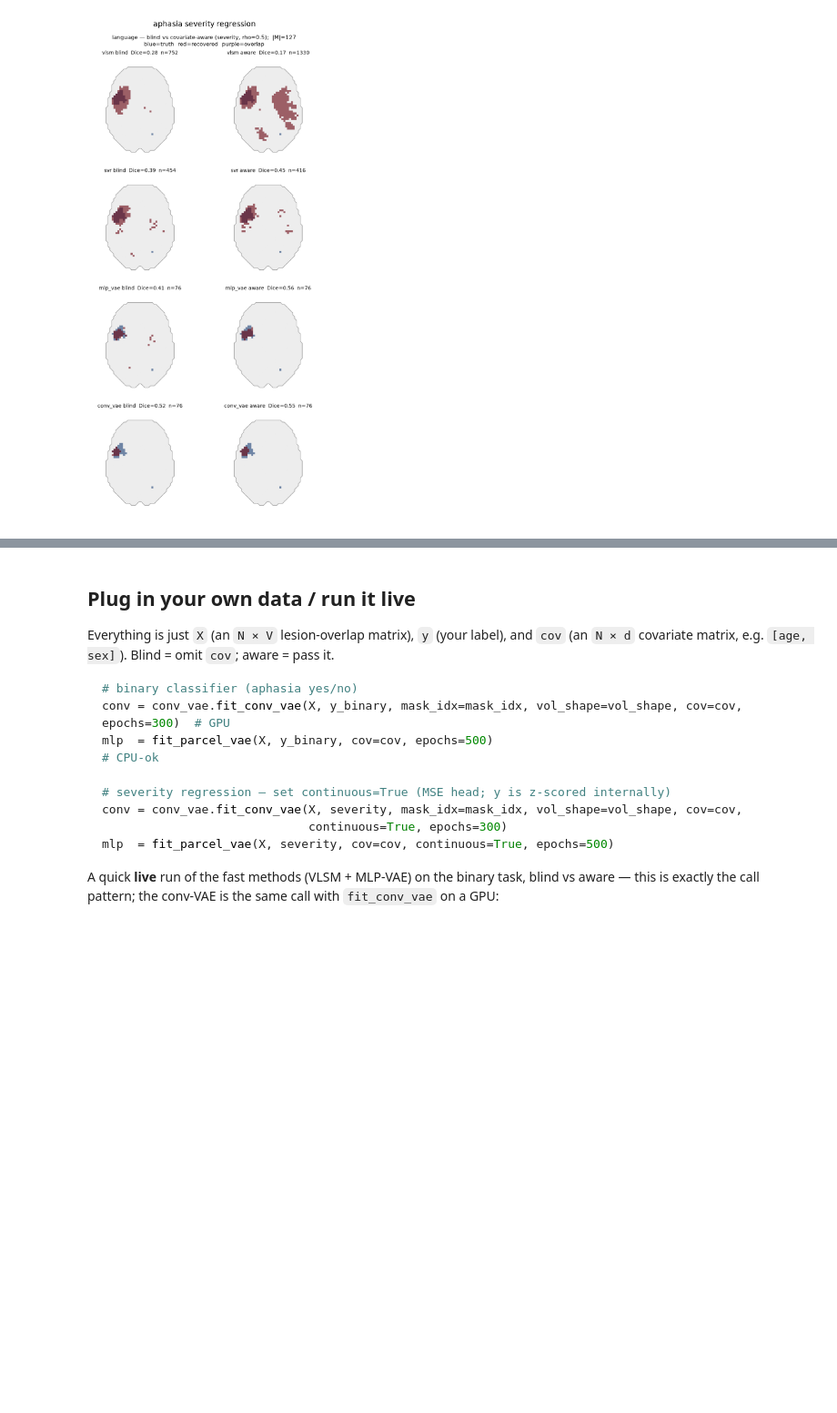
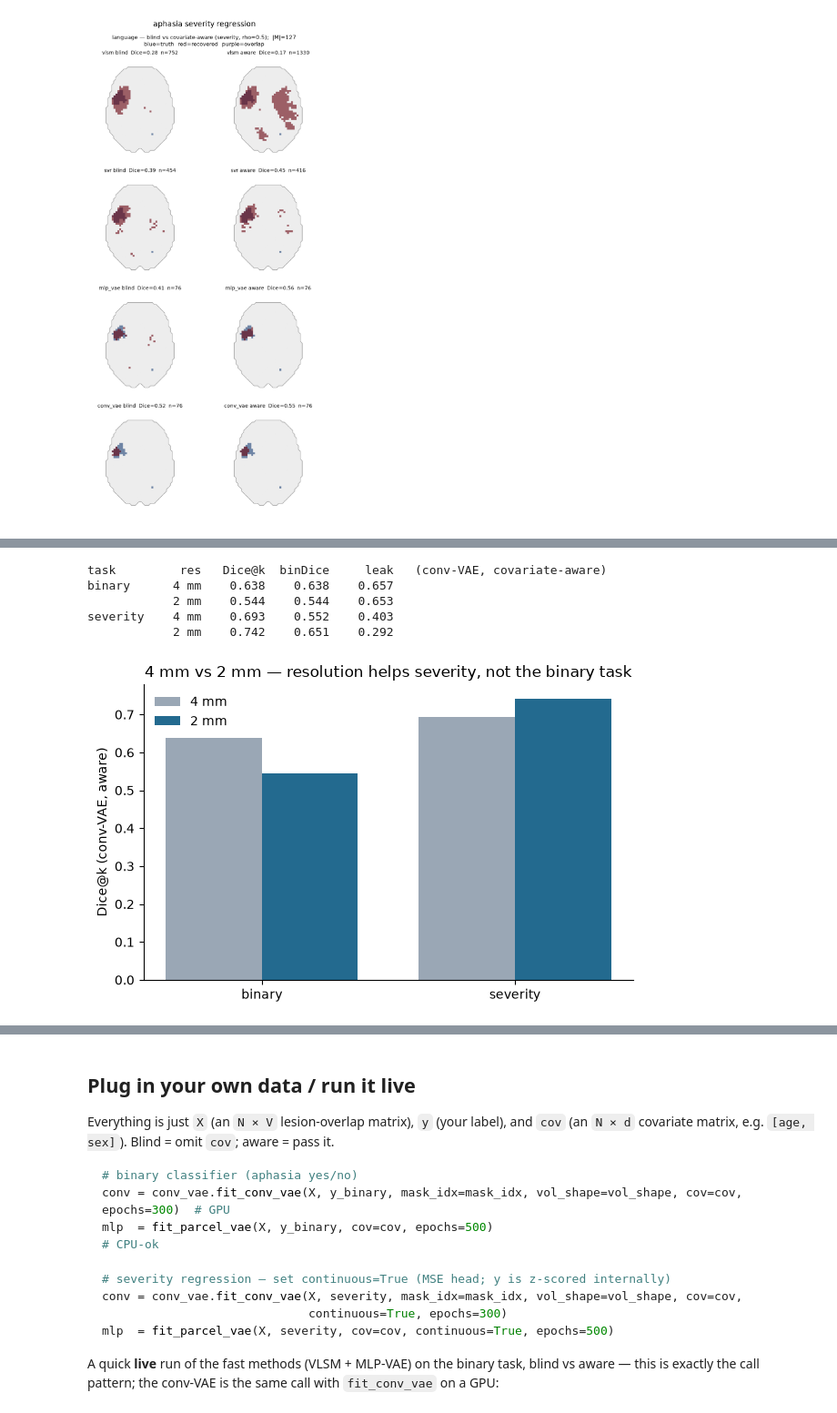
Before and after one commit to guilherme-pombo/vae_lesion_deficit, a Jupyter notebook: aphasia_examples.ipynb, the cells around one changed output, grey strips where cells are left out. Shown at 91% size. Saved outputs shown, nothing was run; the diff lists cells and outputs as text; code cells hidden in the pictures; blank space fills up the shorter version.

```diff
--- a/aphasia_examples.ipynb
+++ b/aphasia_examples.ipynb
@@ -134,0 +144,28 @@ for name, cap in [("james_glassbrain_binary.png", "binary classifier"),
+# %%
+# conv-VAE (covariate-aware) at 4 mm (scored live above) vs 2 mm (GPU-precomputed, coverage rule).
+# 2 mm numbers from `python src/scripts/aphasia_2mm.py` on the cluster (same 512 lesions, rho=0.5).
+RES_2MM = {  # (Dice@k, binaryDice, leakage)
+    "binary":   {"aware": (0.544, 0.544, 0.653)},
+    "severity": {"aware": (0.742, 0.651, 0.292)},
+}
+print(f"{'task':10s}{'res':>6s}{'Dice@k':>9s}{'binDice':>9s}{'leak':>9s}   (conv-VAE, covariate-aware)")
+for task, res4 in [("binary", binary), ("severity", severity)]:
+    a4 = res4["conv_vae"]["aware"]; a2 = RES_2MM[task]["aware"]
+    print(f"{task:10s}{'4 mm':>6s}{a4['dice_k']:>9.3f}{a4['dice_bin']:>9.3f}{a4['leak']:>9.3f}")
+    print(f"{'':10s}{'2 mm':>6s}{a2[0]:>9.3f}{a2[1]:>9.3f}{a2[2]:>9.3f}")
+
+fig, ax = plt.subplots(figsize=(6.2, 4)); x = np.arange(2); w = 0.38
+d4 = [binary["conv_vae"]["aware"]["dice_k"], severity["conv_vae"]["aware"]["dice_k"]]
+d2 = [RES_2MM["binary"]["aware"][0], RES_2MM["severity"]["aware"][0]]
+ax.bar(x - w/2, d4, w, label="4 mm", color="#9aa7b5"); ax.bar(x + w/2, d2, w, label="2 mm", color="#236a8f")
+ax.set_xticks(x); ax.set_xticklabels(["binary", "severity"]); ax.set_ylabel("Dice@k (conv-VAE, aware)")
+ax.set_title("4 mm vs 2 mm — resolution helps severity, not the binary task")
+ax.legend(frameon=False); ax.spines[["top", "right"]].set_visible(False)
+plt.tight_layout(); plt.show()
+# %% [output]
+task         res   Dice@k  binDice     leak   (conv-VAE, covariate-aware)
+binary      4 mm    0.638    0.638    0.657
+            2 mm    0.544    0.544    0.653
+severity    4 mm    0.693    0.552    0.403
+            2 mm    0.742    0.651    0.292
+[figure, added]
```
Also changed, not shown: parts of 3 cells of this notebook, 1 other file.
